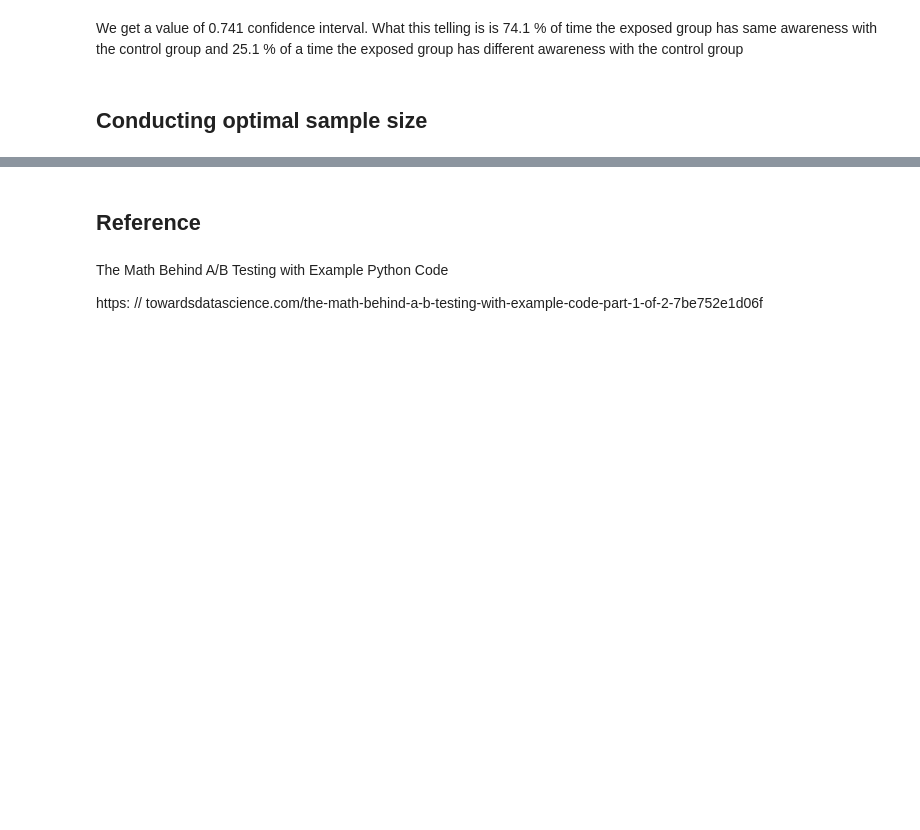
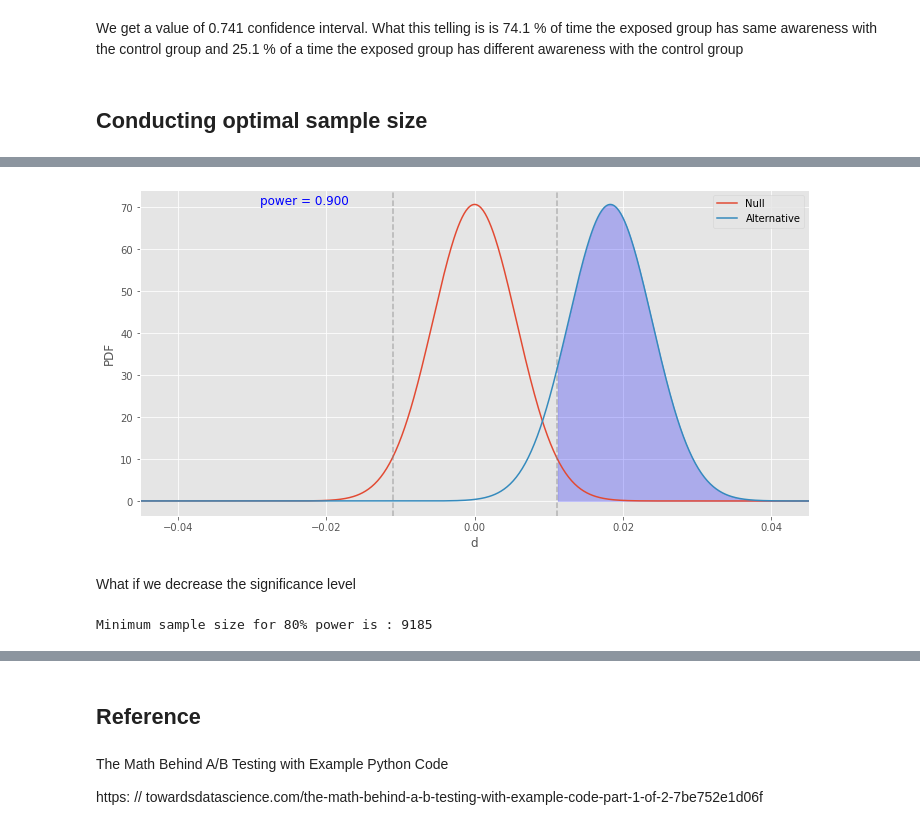
Before and after one commit to eandualem/ABTesting, a Jupyter notebook: notebooks/classical-ab-testing.ipynb, the cells around one changed output, grey strips where cells are left out. Drawn from its saved outputs; the diff is of its cells as text; code cells hidden in the pictures; blank space fills up the shorter version.

```diff
--- a/notebooks/classical-ab-testing.ipynb
+++ b/notebooks/classical-ab-testing.ipynb
@@ -411,0 +455,13 @@ We get a value of 0.741 confidence interval. What this telling is is 74.1 % of t
+# %%
+abplot(sample_80, sample_80, cont_rate, diff, show_power=True)
+# %% [output]
+[figure, added]
+# %% [markdown]
+What if we decrease the significance level
+# %%
+power = 0.8
+sig_level = 0.1
+sample_80 = round(min_sample_size(cont_rate, diff, power,  sig_level))
+print(f'Minimum sample size for 80% power is : {sample_80} ')
+# %% [output]
+Minimum sample size for 80% power is : 9185
```
Also changed, not shown: parts of 13 cells of this notebook.
